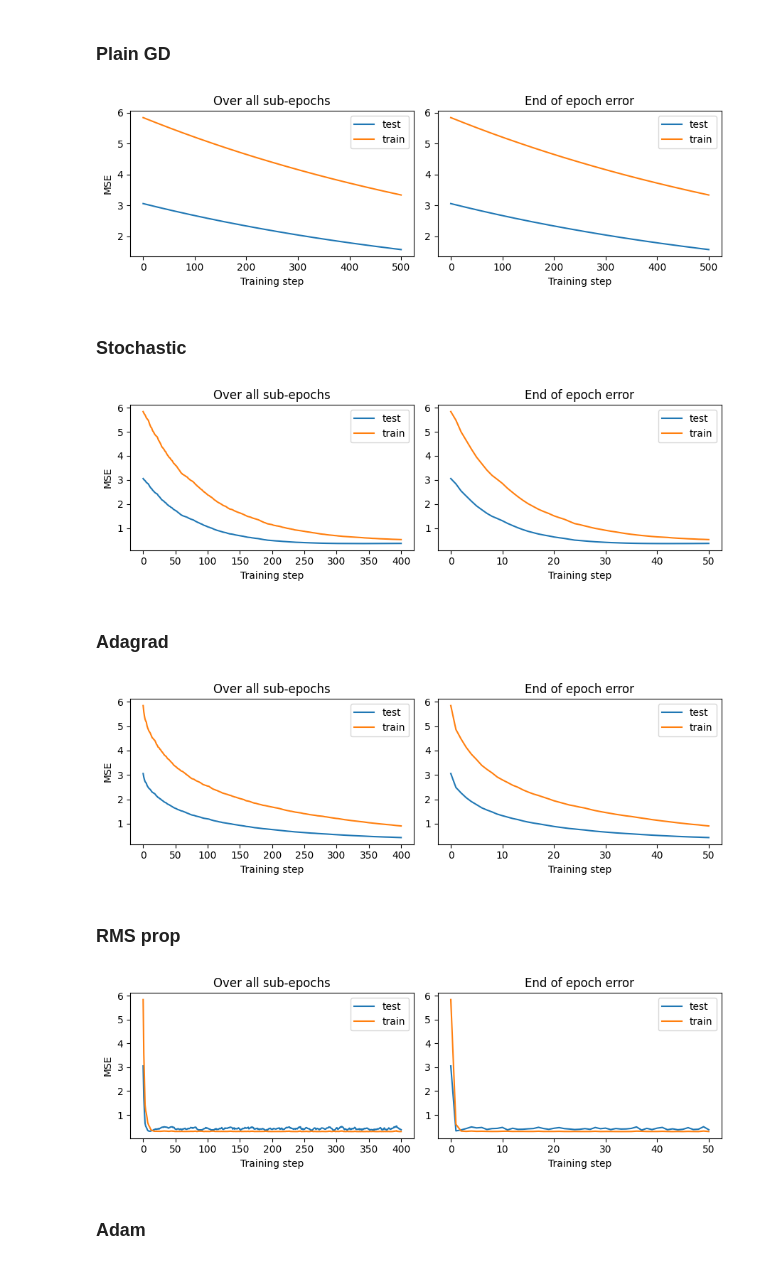
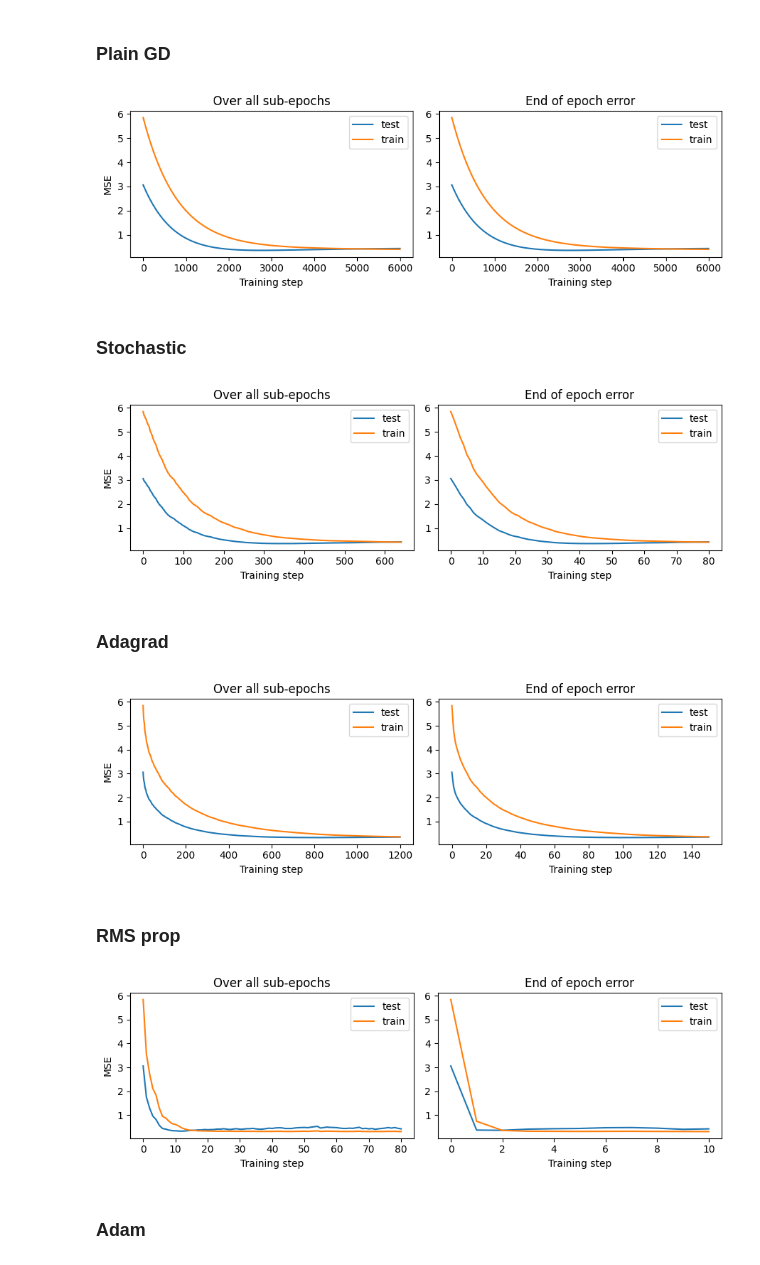
Before and after one commit to Trond01/Project2_FYS-STK4155, a Jupyter notebook: Runs/OLS_analgrad.ipynb, the cells around one changed output. Saved outputs shown, nothing was run; the diff lists cells and outputs as text; code cells hidden in the pictures.

Commit message:
litt justering på plot

```diff
--- a/Runs/OLS_analgrad.ipynb
+++ b/Runs/OLS_analgrad.ipynb
@@ -36,31 +36,35 @@ loss_grad = lambda beta, X, y : {"b" : MSE_grad(model)(beta, X, y) }
 # %% [markdown]
 ### Plain GD
 # %%
-result_GD = GD(X_train, y_train, X_test, y_test, grad_method=loss_grad, n_epochs=epochs*10, beta0=beta0, test_loss_func=loss_func)
+result_GD = GD(X_train, y_train, X_test, y_test, grad_method=loss_grad, beta0=beta0, test_loss_func=loss_func,
+               n_epochs=6000)
 plot_test_results(result_GD["test_loss_list"], result_GD["train_loss_list"], 1)
 # %% [output]
-[figure, old version]
+[figure, new version]
 # %% [markdown]
 ### Stochastic
 # %%
-result_SGD = SGD(X_train, y_train, X_test, y_test, grad_method=loss_grad,n_epochs=epochs, beta0=beta0, test_loss_func=loss_func)
+result_SGD = SGD(X_train, y_train, X_test, y_test, grad_method=loss_grad, beta0=beta0, test_loss_func=loss_func,
+                 n_epochs=80)
 plot_test_results(result_SGD["test_loss_list"], result_SGD["train_loss_list"], m)
 # %% [output]
-[figure, old version]
+[figure, new version]
 # %% [markdown]
 ### Adagrad
 # %%
-result_adagrad = SGD_adagrad(X_train, y_train, X_test, y_test, grad_method=loss_grad, n_epochs=epochs, beta0=beta0, test_loss_func=loss_func)
+result_adagrad = SGD_adagrad(X_train, y_train, X_test, y_test, grad_method=loss_grad, beta0=beta0, test_loss_func=loss_func,
+                             n_epochs=150)
 plot_test_results(result_adagrad["test_loss_list"], result_adagrad["train_loss_list"], m)
 # %% [output]
-[figure, old version]
+[figure, new version]
 # %% [markdown]
 ### RMS prop
 # %%
-result_RMS_prop = SGD_RMS_prop(X_train, y_train, X_test, y_test, grad_method=loss_grad,n_epochs=epochs, beta0=beta0, test_loss_func=loss_func)
+result_RMS_prop = SGD_RMS_prop(X_train, y_train, X_test, y_test, grad_method=loss_grad, beta0=beta0, test_loss_func=loss_func,
+                               n_epochs=10)
 plot_test_results(result_RMS_prop["test_loss_list"], result_RMS_prop["train_loss_list"], m)
 # %% [output]
-[figure, old version]
+[figure, new version]
 # %% [markdown]
 ### Adam
 # %%
```
Also changed, not shown: parts of 2 cells of this notebook.
